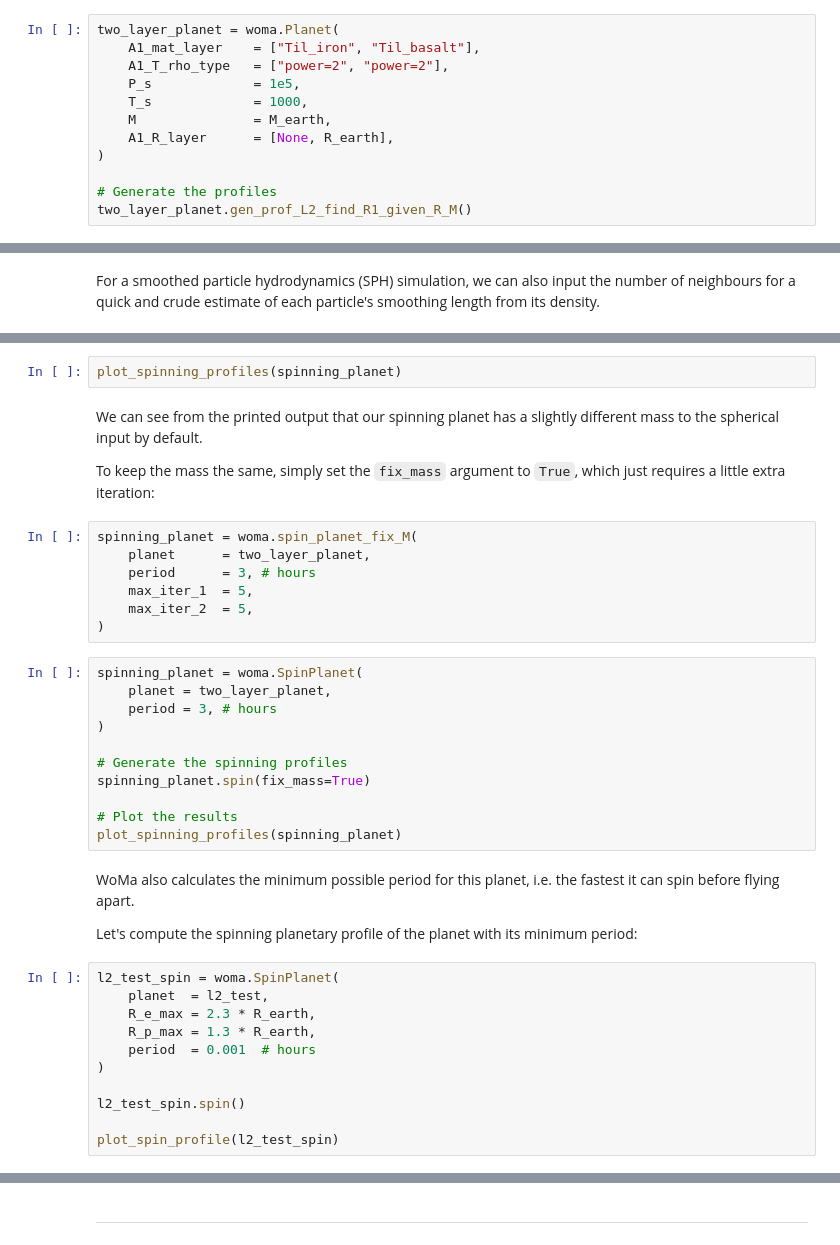
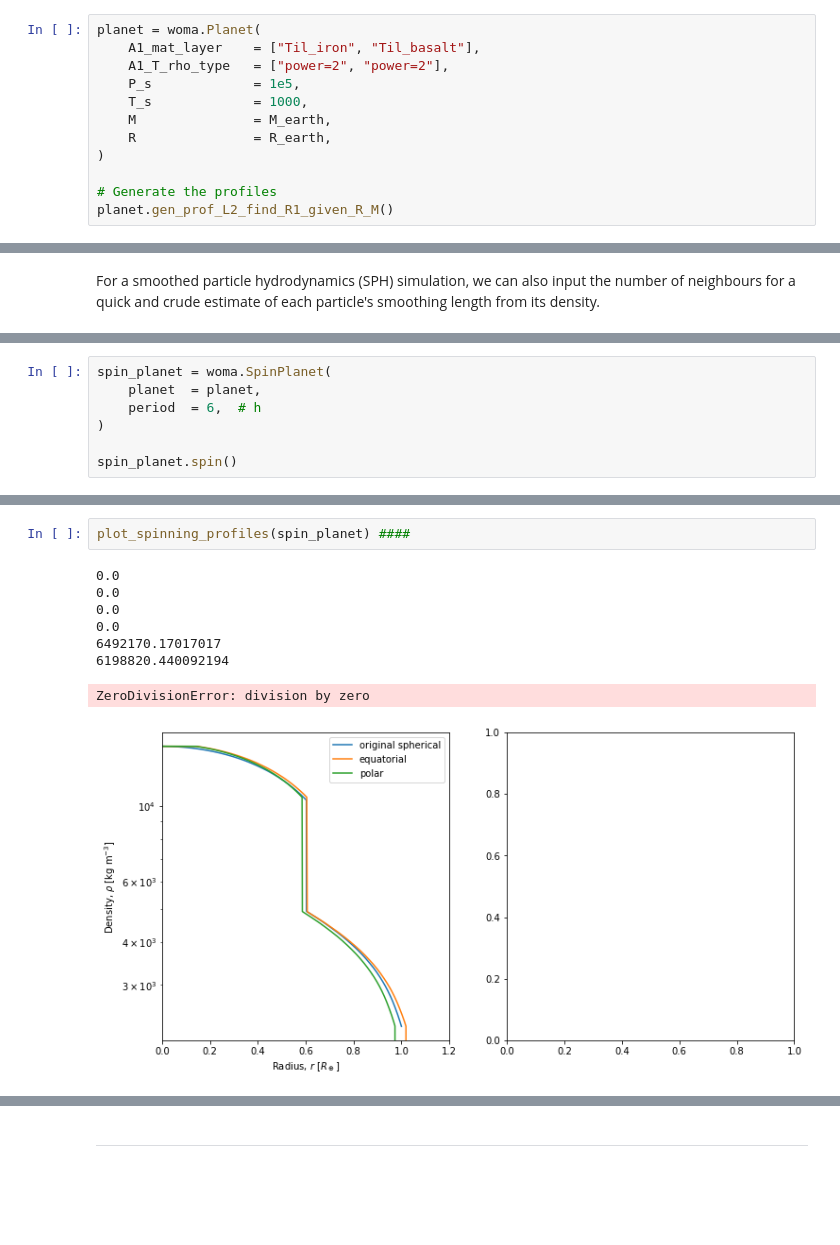
Before and after one commit to srbonilla/WoMa, a Jupyter notebook: tutorial.ipynb, the cells around one changed output, grey strips where cells are left out. Cells and saved outputs as stored; diff of their text form; blank space fills up the shorter version.

Commit message:
Update tutorials and spin functions

```diff
--- a/tutorial.ipynb
+++ b/tutorial.ipynb
@@ -242,12 +366,12 @@ Let's make a simple 2 layer planet like we did above, then create two versions w
 # %%
-two_layer_planet = woma.Planet(
+planet = woma.Planet(
     A1_mat_layer    = ["Til_iron", "Til_basalt"],
     A1_T_rho_type   = ["power=2", "power=2"],
     P_s             = 1e5,
     T_s             = 1000,
     M               = M_earth,
-    A1_R_layer      = [None, R_earth],
+    R               = R_earth,
 )
 
 # Generate the profiles
-two_layer_planet.gen_prof_L2_find_R1_given_R_M()
+planet.gen_prof_L2_find_R1_given_R_M()
@@ -363,0 +429,7 @@ Let's plot the resulting profiles:
+# %%
+spin_planet = woma.SpinPlanet(
+    planet  = planet,
+    period  = 6,  # h
+)
+
+spin_planet.spin()
@@ -364,39 +454,11 @@ Let's plot the resulting profiles:
 # %%
-plot_spinning_profiles(spinning_planet)
+plot_spinning_profiles(spin_planet) ####
+# %% [output]
+0.0
+0.0
+0.0
+0.0
+6492170.17017017
+6198820.440092194
+ZeroDivisionError: division by zero
+[figure, added]
-# %% [markdown]
-We can see from the printed output that our spinning planet has a slightly different mass to the spherical input by default.
-
-To keep the mass the same, simply set the `fix_mass` argument to `True`, which just requires a little extra iteration:
-# %%
-spinning_planet = woma.spin_planet_fix_M(
-    planet      = two_layer_planet,
-    period      = 3, # hours
-    max_iter_1  = 5,
-    max_iter_2  = 5,
-)
-# %%
-spinning_planet = woma.SpinPlanet(
-    planet = two_layer_planet,
-    period = 3, # hours
-)
-
-# Generate the spinning profiles
-spinning_planet.spin(fix_mass=True)
-
-# Plot the results
-plot_spinning_profiles(spinning_planet)
-# %% [markdown]
-WoMa also calculates the minimum possible period for this planet, i.e. the fastest it can spin before flying apart.
-
-Let's compute the spinning planetary profile of the planet with its minimum period:
-# %%
-l2_test_spin = woma.SpinPlanet(
-    planet  = l2_test,
-    R_e_max = 2.3 * R_earth,
-    R_p_max = 1.3 * R_earth,
-    period  = 0.001  # hours
-)
-
-l2_test_spin.spin()
-
-plot_spin_profile(l2_test_spin)
```
Also changed, not shown: parts of 65 cells of this notebook, 3 other files.
